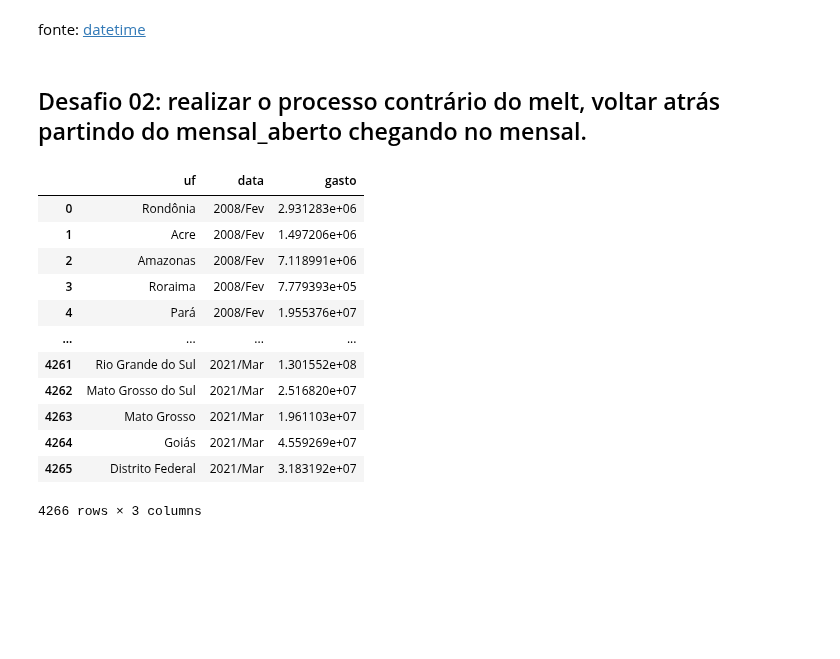
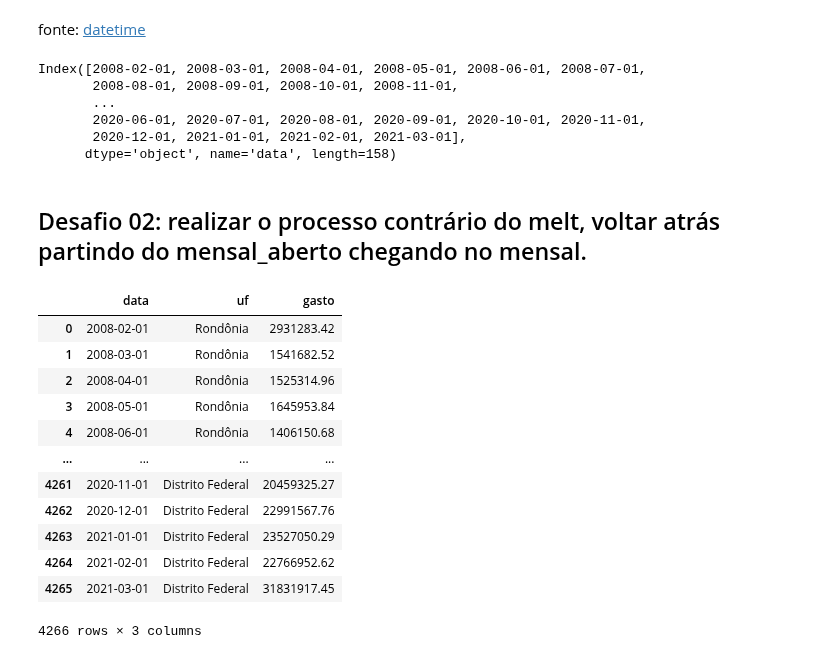
Before and after one commit to PedroHCAlmeida/Bootcamp_alura, a Jupyter notebook: Modulo_2/aulas/Aula4.ipynb, the cells around one changed output. Cells and saved outputs as stored; diff of their text form; code cells hidden in the pictures; blank space fills up the shorter version.

```diff
--- a/Modulo_2/aulas/Aula4.ipynb
+++ b/Modulo_2/aulas/Aula4.ipynb
@@ -6,4 +16,5 @@ import datetime
 # %%
-dados = pd.read_csv('https://raw.githubusercontent.com/Pedro-correa-almeida/Bootcamp_alura/main/Modulo_2/dados/dados_aula3')
-dados.head()
+mensal = pd.read_csv('https://raw.githubusercontent.com/Pedro-correa-almeida/Bootcamp_alura/main/Modulo_2/dados/dados_aula3', index_col=0)
+mensal.index.name='data'
+mensal.head()
 # %% [output]
@@ -20,21 +32,53 @@ dados.head()
 O datetime é um módulo do python com diversas funcionalidades a fim de solucionar problemas relacionados a datas, uma das partes que eu achei mais interessante é como expressar a data com o fuso horário, que é um dos maiores problemas a lidar a hora quando se olha dados de diversos lugares, além disso é um problema que pode passar despercebido, para isso o datetime possui uma função 'timezone' que é possível criar um fuso horário e passar dentro de outra função 'datetime' para criar uma data com o fuso horário registrado, e a partir disso fazer comparações nas datas de diversos países e continesntes distintos.
 # %% [markdown]
 fonte: [datetime](https://docs.python.org/3/library/datetime.html)
+# %%
+meses = {
+    "Jan" : 1,
+    "Fev" : 2,
+    "Mar" : 3,
+    "Abr" : 4,
+    "Mai" : 5,
+    "Jun" : 6,
+    "Jul" : 7,
+    "Ago" : 8,
+    "Set" : 9,
+    "Out" : 10,
+    "Nov" : 11,
+    "Dez" : 12
+}
+
+def transforma_data(ano_mes: str):
+  ano: int = int(ano_mes[:4])
+  mes: str = ano_mes[5:]
+  mes_numero: int = meses[mes]
+  return date(ano, mes_numero, 1)
+# %%
+mensal.index = mensal.index.map(transforma_data)
+mensal.index
+# %% [output]
+Index([2008-02-01, 2008-03-01, 2008-04-01, 2008-05-01, 2008-06-01, 2008-07-01,
+       2008-08-01, 2008-09-01, 2008-10-01, 2008-11-01,
+       ...
+       2020-06-01, 2020-07-01, 2020-08-01, 2020-09-01, 2020-10-01, 2020-11-01,
+       2020-12-01, 2021-01-01, 2021-02-01, 2021-03-01],
+      dtype='object', name='data', length=158)
 # %% [markdown]
 ## Desafio 02: realizar o processo contrário do melt, voltar atrás partindo do mensal_aberto chegando no mensal.
 # %%
-dados.melt(id_vars='uf', var_name='data', value_name='gasto')
+mensal_aberto = mensal.reset_index().melt(id_vars='data', var_name='uf', value_name='gasto')
+mensal_aberto
 # %% [output]
-|  | uf | data | gasto |
-| 0 | Rondônia | 2008/Fev | 2.931283e+06 |
-| 1 | Acre | 2008/Fev | 1.497206e+06 |
-| 2 | Amazonas | 2008/Fev | 7.118991e+06 |
-| 3 | Roraima | 2008/Fev | 7.779393e+05 |
-| 4 | Pará | 2008/Fev | 1.955376e+07 |
+|  | data | uf | gasto |
+| 0 | 2008-02-01 | Rondônia | 2931283.42 |
+| 1 | 2008-03-01 | Rondônia | 1541682.52 |
+| 2 | 2008-04-01 | Rondônia | 1525314.96 |
+| 3 | 2008-05-01 | Rondônia | 1645953.84 |
+| 4 | 2008-06-01 | Rondônia | 1406150.68 |
 | ... | ... | ... | ... |
-| 4261 | Rio Grande do Sul | 2021/Mar | 1.301552e+08 |
-| 4262 | Mato Grosso do Sul | 2021/Mar | 2.516820e+07 |
-| 4263 | Mato Grosso | 2021/Mar | 1.961103e+07 |
-| 4264 | Goiás | 2021/Mar | 4.559269e+07 |
-| 4265 | Distrito Federal | 2021/Mar | 3.183192e+07 |
+| 4261 | 2020-11-01 | Distrito Federal | 20459325.27 |
+| 4262 | 2020-12-01 | Distrito Federal | 22991567.76 |
+| 4263 | 2021-01-01 | Distrito Federal | 23527050.29 |
+| 4264 | 2021-02-01 | Distrito Federal | 22766952.62 |
+| 4265 | 2021-03-01 | Distrito Federal | 31831917.45 |
 4266 rows × 3 columns
```
Also changed, not shown: parts of 10 cells of this notebook, 2 other files.
